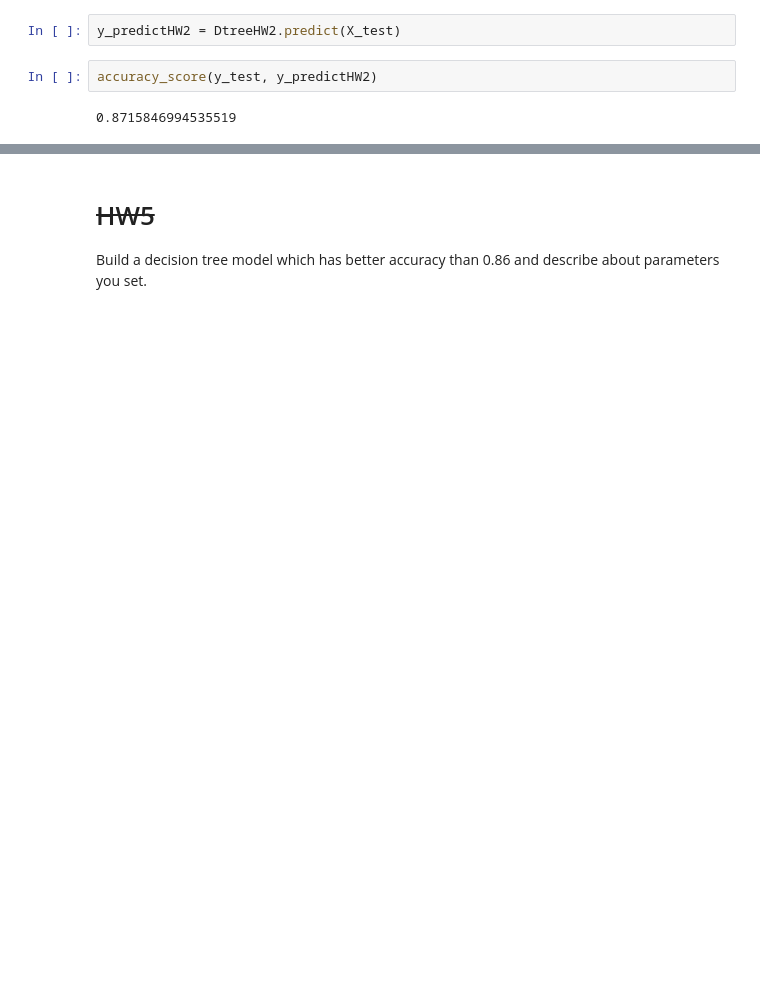
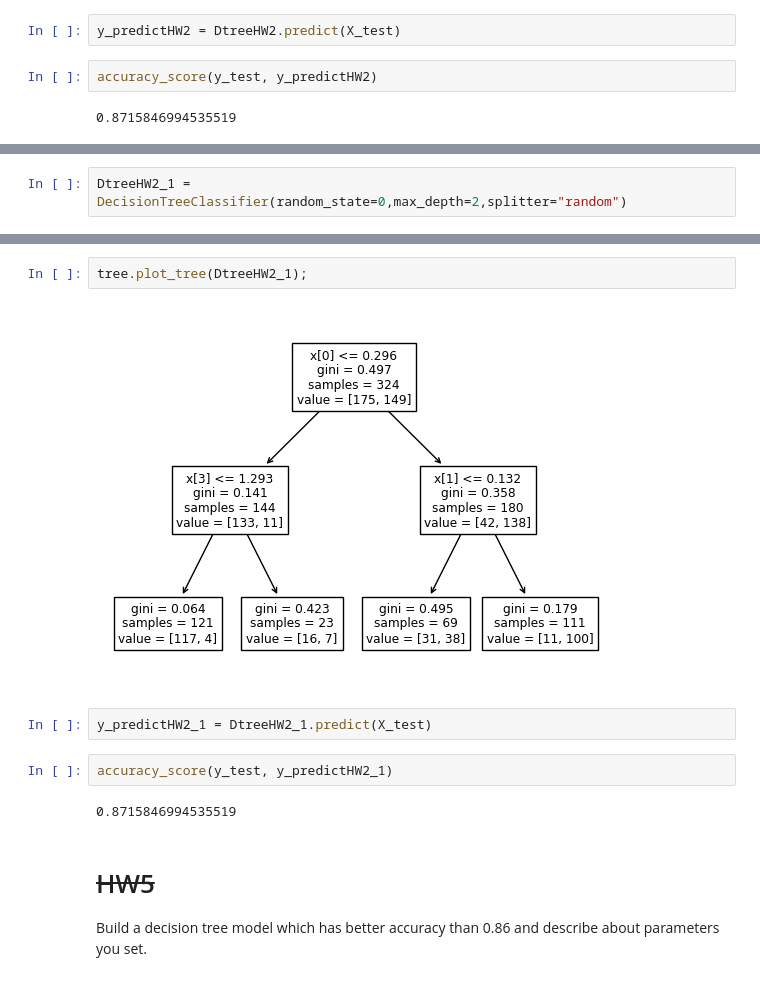
Before and after one commit to Tawanss/BSC_DPDM2023, a Jupyter notebook: Classification.ipynb, the cells around one changed output, grey strips where cells are left out. Cells and saved outputs as stored; diff of their text form; blank space fills up the shorter version.

```diff
--- a/Classification.ipynb
+++ b/Classification.ipynb
@@ -292,0 +297,2 @@ accuracy_score(y_test, y_predictHW2)
+# %%
+DtreeHW2_1 = DecisionTreeClassifier(random_state=0,max_depth=2,splitter="random")
@@ -293,3 +303,13 @@ accuracy_score(y_test, y_predictHW2)
+# %%
+tree.plot_tree(DtreeHW2_1);
+# %% [output]
+[figure, added]
+# %%
+y_predictHW2_1 = DtreeHW2_1.predict(X_test)
+# %%
+accuracy_score(y_test, y_predictHW2_1)
+# %% [output]
+0.8715846994535519
 # %% [markdown]
 # ~~HW5~~
 
```
Also changed, not shown: parts of 7 cells of this notebook.
